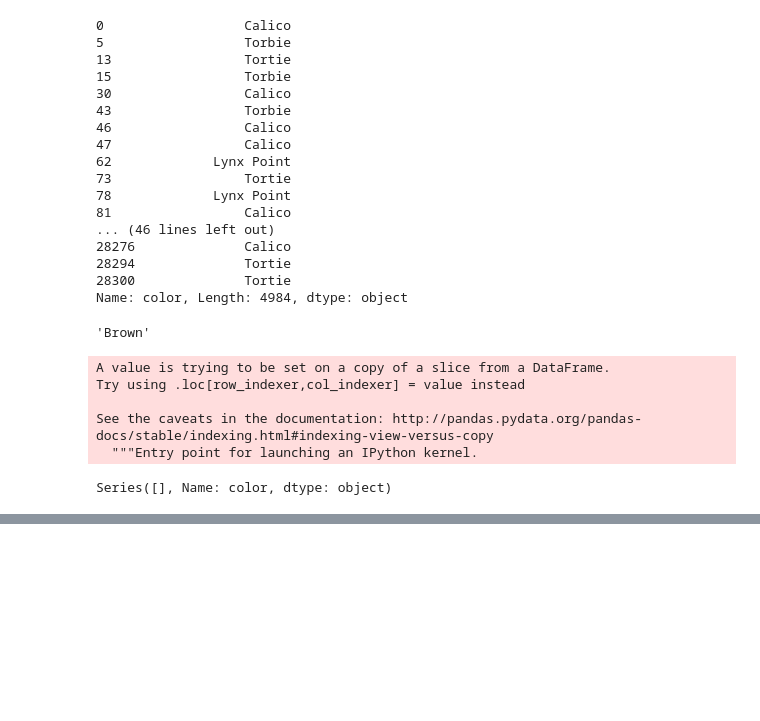
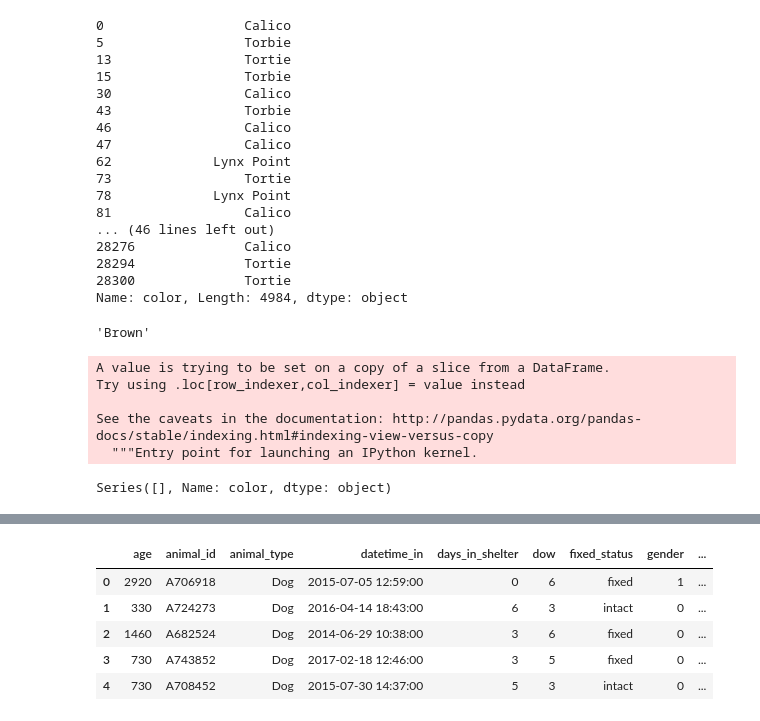
Before and after one commit to luketibbott/kojak, a Jupyter notebook: clean_engineer.ipynb, the cells around one changed output, grey strips where cells are left out. Drawn from its saved outputs; the diff is of its cells as text; code cells hidden in the pictures; blank space fills up the shorter version.

```diff
--- a/clean_engineer.ipynb
+++ b/clean_engineer.ipynb
@@ -530,0 +628,14 @@ We're catching all cat colors and reducing them to a simpler state. Good!
+# %%
+concat_df.drop(labels=['age_upon_intake', 'age_upon_outcome', 'breed', 'color', 'date_of_birth',
+                       'datetime_out', 'outcome_subtype', 'sex_upon_outcome'], axis=1, inplace=True)
+# %%
+concat_df.drop(labels=['dog_group'], axis=1, inplace=True)
+# %%
+concat_df.head()
+# %% [output]
+|  | age | animal_id | animal_type | datetime_in | days_in_shelter | dow | fixed_status | gender | ... |
+| 0 | 2920 | A706918 | Dog | 2015-07-05 12:59:00 | 0 | 6 | fixed | 1 | ... |
+| 1 | 330 | A724273 | Dog | 2016-04-14 18:43:00 | 6 | 3 | intact | 0 | ... |
+| 2 | 1460 | A682524 | Dog | 2014-06-29 10:38:00 | 3 | 6 | fixed | 0 | ... |
+| 3 | 730 | A743852 | Dog | 2017-02-18 12:46:00 | 3 | 5 | fixed | 0 | ... |
+| 4 | 730 | A708452 | Dog | 2015-07-30 14:37:00 | 5 | 3 | intact | 0 | ... |
```
Also changed, not shown: parts of 12 cells of this notebook.
